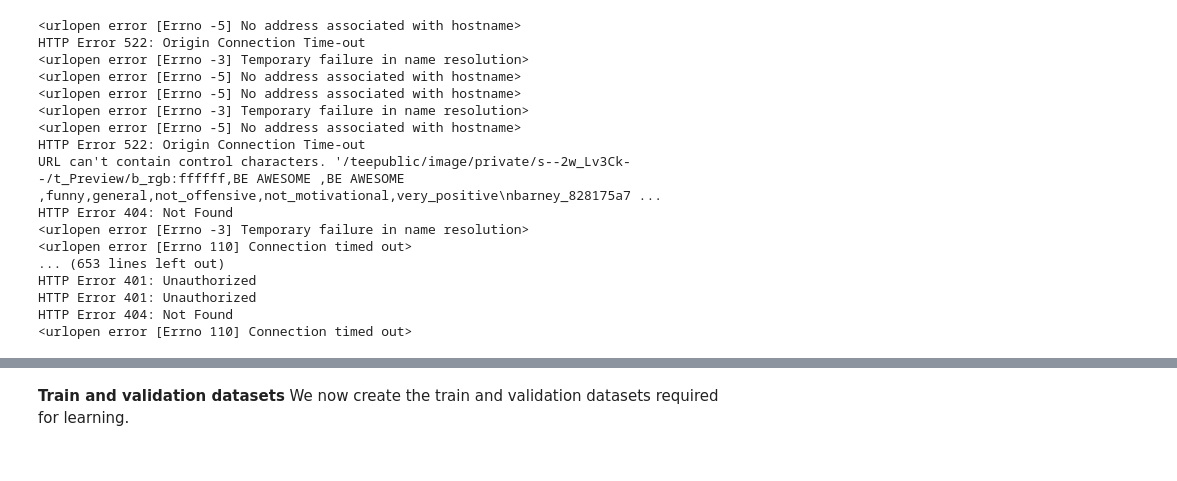
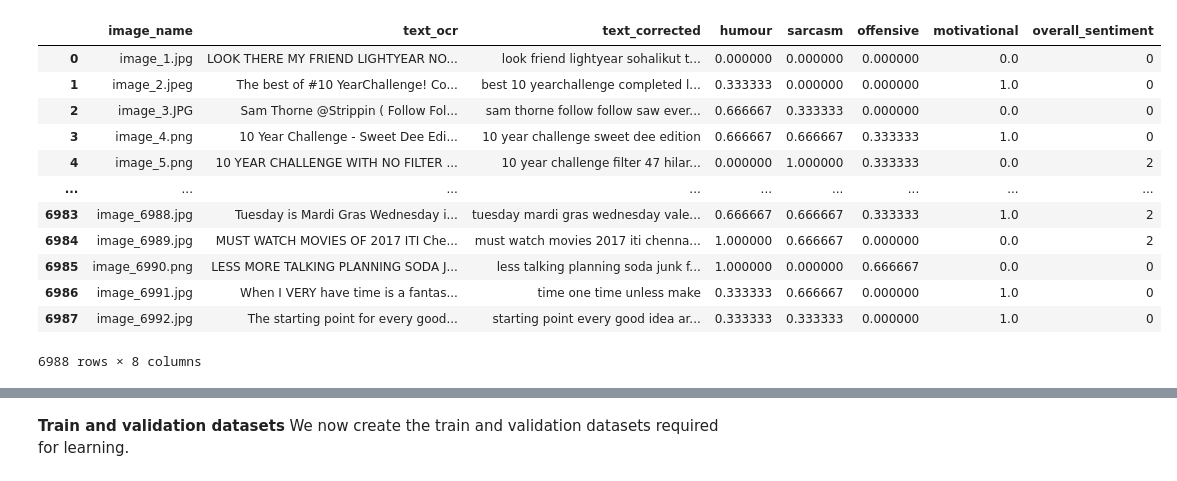
Before and after one commit to Arianshh/memotion-analysis, a Jupyter notebook: memotion_analysis.ipynb, the cells around one changed output, grey strips where cells are left out. Cells and saved outputs as stored; diff of their text form; code cells hidden in the pictures.

```diff
--- a/memotion_analysis.ipynb
+++ b/memotion_analysis.ipynb
@@ -62,60 +10,0 @@ Images will be downloaded and saved in folders based in their overall sentiments
-# %%
-# Download images and collect each label's data separately.
-from os.path import join
-import os
-
-
-TRAIN_BASE_PATH = base_dir + 'dataset/train/'
-negatives = ['negative', 'very_nagetive']
-positives = ['positive', 'very_positive']
-negative_memes, positive_memes, neutral_memes = [], [], []
-
-for index, row in train_dataframe.iterrows():
-    url = row['Image_URL']
-    file_name = row['Image_name']
-    filepath = TRAIN_BASE_PATH + 'negative/' if row['Overall_Sentiment'] in negatives \
-      else TRAIN_BASE_PATH + 'positive/' if row['Overall_Sentiment'] in positives \
-      else TRAIN_BASE_PATH + 'neutral/'
-
-    filepath = join(filepath, file_name)
-    if os.path.isfile(filepath):
-    continue
-
-    else:
-        try:
-          urllib.request.urlretrieve(url, filepath)
-
-          if row['Overall_Sentiment'] in negatives:
-            negative_memes += [{'text': row['corrected_text'], 'filepath': filepath, 'humour': row['Humour'],
-                              'sarcasm': row['Sarcasm'], 'offensive': row['offensive'],
-                              'motivational': row['Motivational']}]
-
-              elif row['Overall_Sentiment'] in positives:
-                positive_memes += [{'text': row['corrected_text'], 'filepath': filepath, 'humour': row['Humour'],
-                                  'sarcasm': row['Sarcasm'], 'offensive': row['offensive'],
-                                  'motivational': row['Motivational']}]
-                else:
-                    neutral_memes += [{'text': row['corrected_text'], 'filepath': filepath, 'humour': row['Humour'],
-                                  'sarcasm': row['Sarcasm'], 'offensive': row['offensive'],
-                                  'motivational': row['Motivational']}]
-
-    except Exception as e:
-      print(e)
-# %% [output]
-<urlopen error [Errno -5] No address associated with hostname>
-HTTP Error 522: Origin Connection Time-out
-<urlopen error [Errno -3] Temporary failure in name resolution>
-<urlopen error [Errno -5] No address associated with hostname>
-<urlopen error [Errno -5] No address associated with hostname>
-<urlopen error [Errno -3] Temporary failure in name resolution>
-<urlopen error [Errno -5] No address associated with hostname>
-HTTP Error 522: Origin Connection Time-out
-URL can't contain control characters. '/teepublic/image/private/s--2w_Lv3Ck--/t_Preview/b_rgb:ffffff,BE AWESOME ,BE AWESOME ,funny,general,not_offensive,not_motivational,very_positive\nbarney_828175a7 ...
-HTTP Error 404: Not Found
-<urlopen error [Errno -3] Temporary failure in name resolution>
-<urlopen error [Errno 110] Connection timed out>
-... (653 lines left out)
-HTTP Error 401: Unauthorized
-HTTP Error 401: Unauthorized
-HTTP Error 404: Not Found
-<urlopen error [Errno 110] Connection timed out>
@@ -130,3 +11,22 @@ neutral_dataframe.to_csv('neutral_1.csv')
+# %%
+df = pd.read_csv('/content/gdrive/My Drive/memotion_analysis/kaggle_dataset/meme_dataset.csv')
+df['text_corrected'] = df['text_corrected'].astype(str)
+df.reset_index()
+df
+# %% [output]
+|  | image_name | text_ocr | text_corrected | humour | sarcasm | offensive | motivational | overall_sentiment |
+| 0 | image_1.jpg | LOOK THERE MY FRIEND LIGHTYEAR NO... | look friend lightyear sohalikut t... | 0.000000 | 0.000000 | 0.000000 | 0.0 | 0 |
+| 1 | image_2.jpeg | The best of #10 YearChallenge! Co... | best 10 yearchallenge completed l... | 0.333333 | 0.000000 | 0.000000 | 1.0 | 0 |
+| 2 | image_3.JPG | Sam Thorne @Strippin ( Follow Fol... | sam thorne follow follow saw ever... | 0.666667 | 0.333333 | 0.000000 | 0.0 | 0 |
+| 3 | image_4.png | 10 Year Challenge - Sweet Dee Edi... | 10 year challenge sweet dee edition | 0.666667 | 0.666667 | 0.333333 | 1.0 | 0 |
+| 4 | image_5.png | 10 YEAR CHALLENGE WITH NO FILTER ... | 10 year challenge filter 47 hilar... | 0.000000 | 1.000000 | 0.333333 | 0.0 | 2 |
+| ... | ... | ... | ... | ... | ... | ... | ... | ... |
+| 6983 | image_6988.jpg | Tuesday is Mardi Gras Wednesday i... | tuesday mardi gras wednesday vale... | 0.666667 | 0.666667 | 0.333333 | 1.0 | 2 |
+| 6984 | image_6989.jpg | MUST WATCH MOVIES OF 2017 ITI Che... | must watch movies 2017 iti chenna... | 1.000000 | 0.666667 | 0.000000 | 0.0 | 2 |
+| 6985 | image_6990.png | LESS MORE TALKING PLANNING SODA J... | less talking planning soda junk f... | 1.000000 | 0.000000 | 0.666667 | 0.0 | 0 |
+| 6986 | image_6991.jpg | When I VERY have time is a fantas... | time one time unless make | 0.333333 | 0.666667 | 0.000000 | 1.0 | 0 |
+| 6987 | image_6992.jpg | The starting point for every good... | starting point every good idea ar... | 0.333333 | 0.333333 | 0.000000 | 1.0 | 0 |
+6988 rows × 8 columns
 # %%
 %cd 'gdrive'
 %cd 'My Drive'
```
Also changed, not shown: parts of 55 cells of this notebook.
